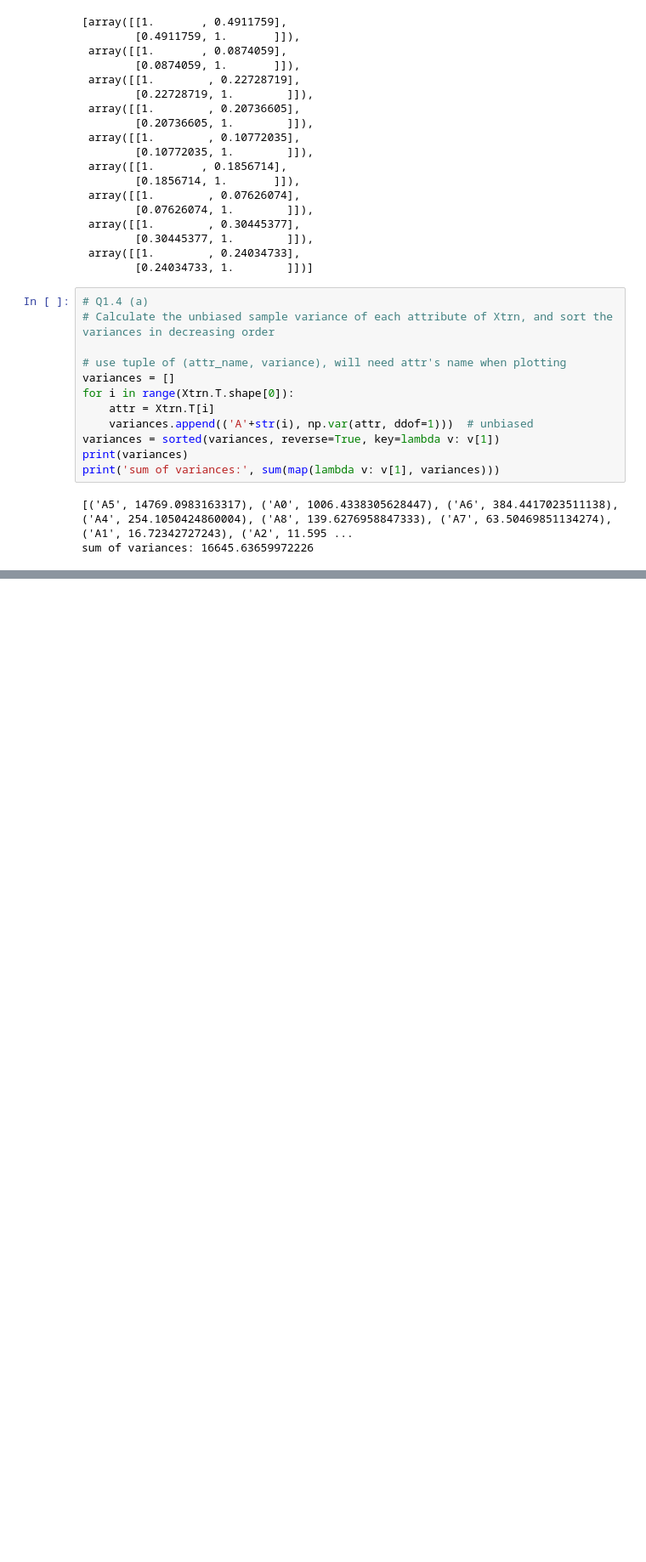
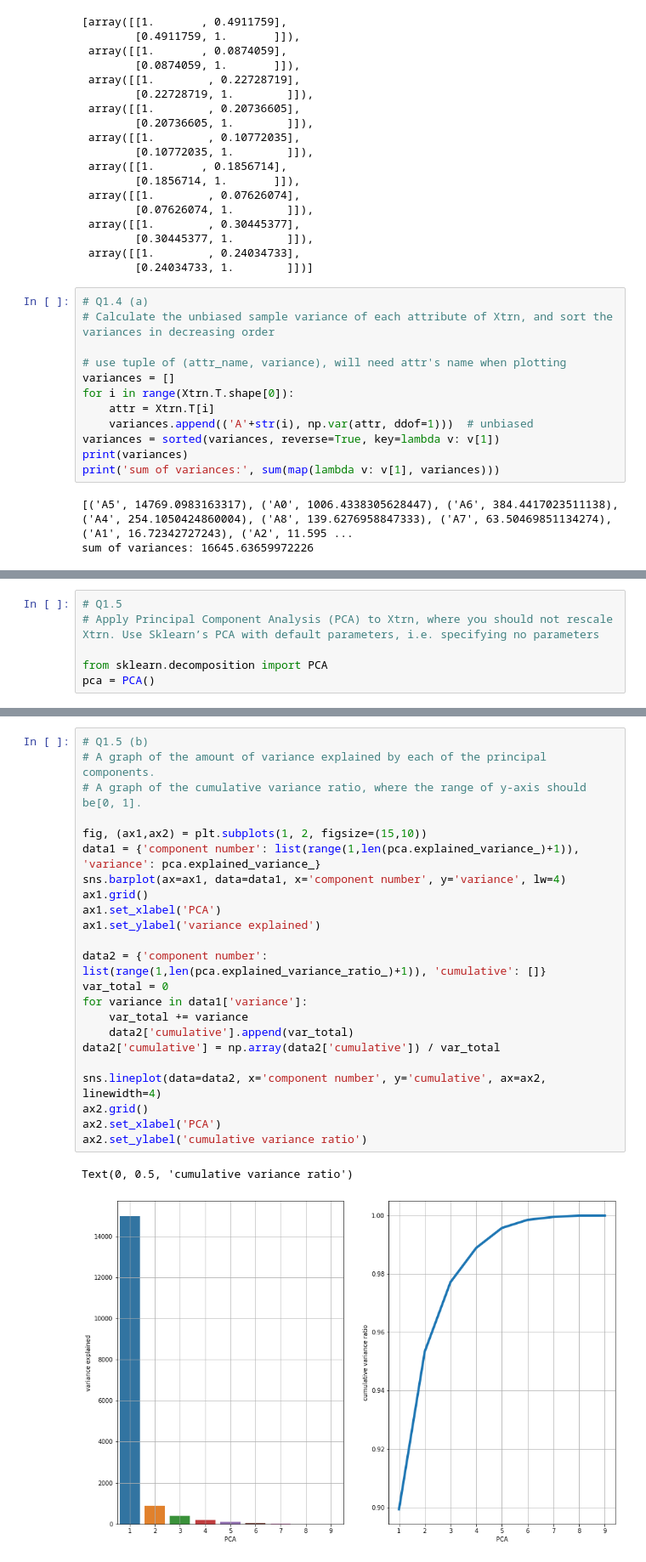
Before and after one commit to monkey-sheng/IAML-CW2, a Jupyter notebook: iaml212cw2_q1.ipynb, the cells around one changed output, grey strips where cells are left out. Shown at 85% size. Saved outputs shown, nothing was run; the diff lists cells and outputs as text; blank space fills up the shorter version.

```diff
--- a/iaml212cw2_q1.ipynb
+++ b/iaml212cw2_q1.ipynb
@@ -102,0 +123,6 @@ fig, (ax1, ax2) = plt.subplots(1, 2, figsize=(15,15))
+# %%
+# Q1.5
+# Apply Principal Component Analysis (PCA) to Xtrn, where you should not rescale Xtrn. Use Sklearn’s PCA with default parameters, i.e. specifying no parameters
+
+from sklearn.decomposition import PCA
+pca = PCA()
@@ -102,0 +139,26 @@ fig, (ax1, ax2) = plt.subplots(1, 2, figsize=(15,15))
+# %%
+# Q1.5 (b)
+# A graph of the amount of variance explained by each of the principal components.
+# A graph of the cumulative variance ratio, where the range of y-axis should be[0, 1].
+
+fig, (ax1,ax2) = plt.subplots(1, 2, figsize=(15,10))
+data1 = {'component number': list(range(1,len(pca.explained_variance_)+1)), 'variance': pca.explained_variance_}
+sns.barplot(ax=ax1, data=data1, x='component number', y='variance', lw=4)
+ax1.grid()
+ax1.set_xlabel('PCA')
+ax1.set_ylabel('variance explained')
+
+data2 = {'component number': list(range(1,len(pca.explained_variance_ratio_)+1)), 'cumulative': []}
+var_total = 0
+for variance in data1['variance']:
+    var_total += variance
+    data2['cumulative'].append(var_total)
+data2['cumulative'] = np.array(data2['cumulative']) / var_total
+
+sns.lineplot(data=data2, x='component number', y='cumulative', ax=ax2, linewidth=4)
+ax2.grid()
+ax2.set_xlabel('PCA')
+ax2.set_ylabel('cumulative variance ratio')
+# %% [output]
+Text(0, 0.5, 'cumulative variance ratio')
+[figure, added]
```
Also changed, not shown: parts of 10 cells of this notebook.
